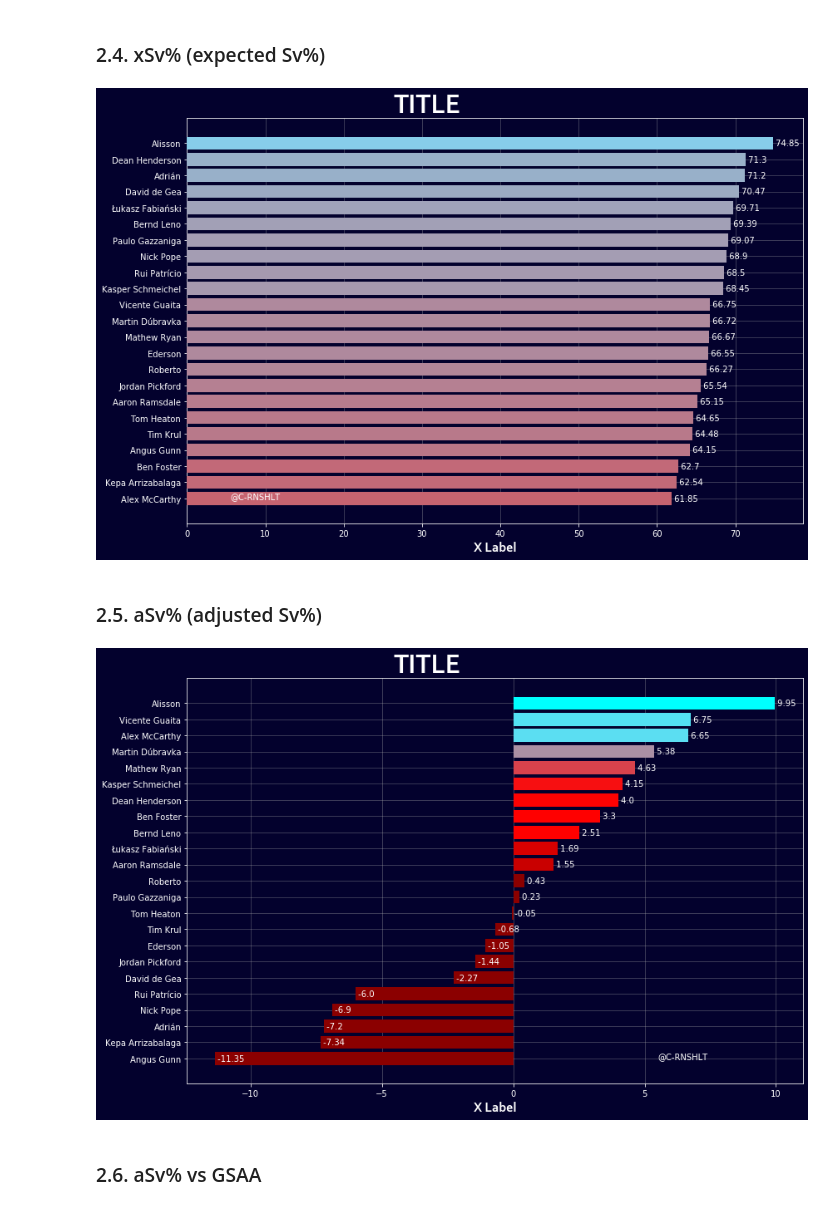
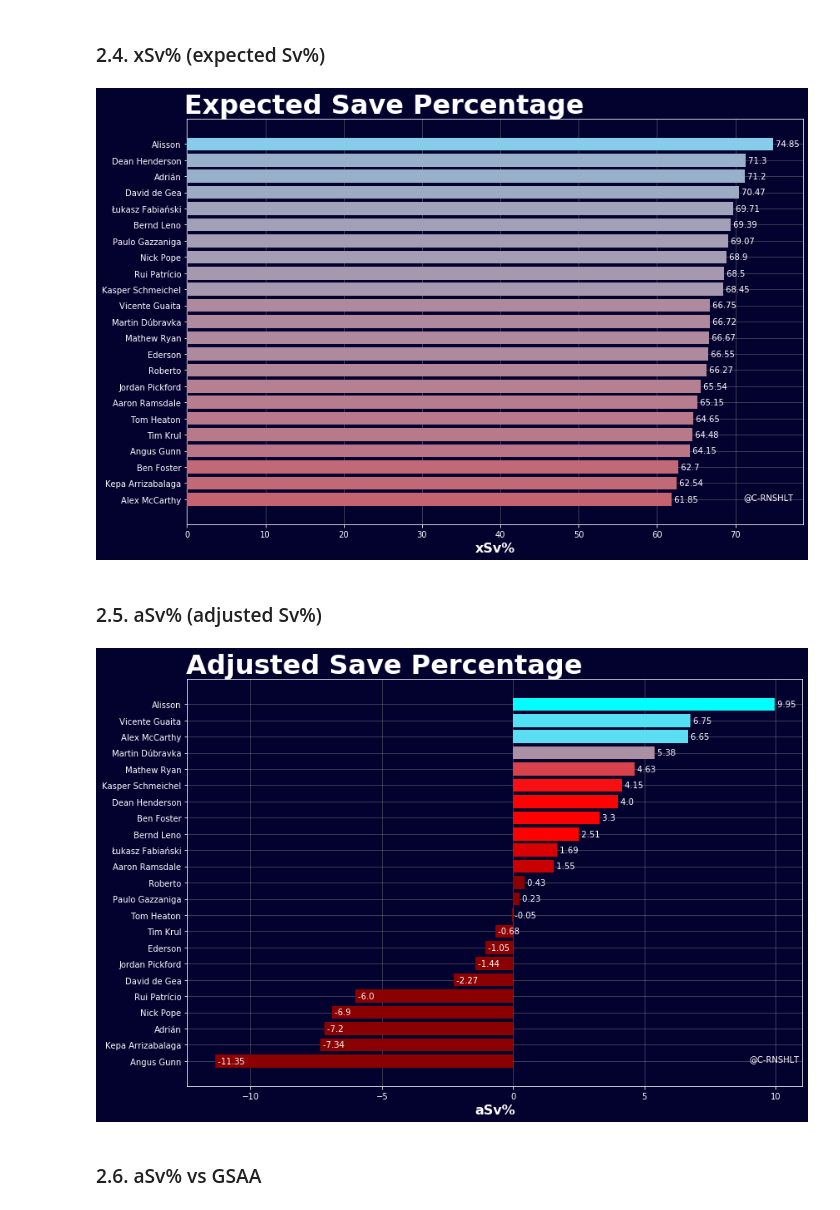
Before and after one commit to C-Roensholt/PremierLeagueGK_19-20, a Jupyter notebook: beginner_Visualizing_Goalkeeper_Performance_2_3.ipynb, the cells around one changed output. Cells and saved outputs as stored; diff of their text form; code cells hidden in the pictures.

```diff
--- a/beginner_Visualizing_Goalkeeper_Performance_2_3.ipynb
+++ b/beginner_Visualizing_Goalkeeper_Performance_2_3.ipynb
@@ -266,12 +266,12 @@ ax.set_facecolor("#03012d")
 #plot 1st subplot
 ax.barh(x, y,
          color=rvb(y/N), zorder=3)
-ax.set_xlabel("X Label",
+ax.set_xlabel("xSv%",
         fontsize=16, fontname="Corbel", color="white", fontweight="bold")
 
 #add title
-ax.set_title("TITLE",
-             x=0.39, y=1, fontsize=32, fontname="Corbel", color="white", fontweight="bold")
+ax.set_title("Expected Save Percentage",
+             x=0.32, y=1, fontsize=32, fontname="Corbel", color="white", fontweight="bold")
 
 #add text end of bars
 for i, value in enumerate(y):
@@ -287,13 +287,13 @@ ax.spines["top"].set_color("white")
 ax.grid(zorder=0, alpha=0.4)
 
 #add signature
-ax.text(xmax+4.5, ymin, "@C-RNSHLT", color="white")
+ax.text(xmax+70, ymin, "@C-RNSHLT", color="white")
 
 plt.tight_layout()
 
-#plt.savefig("output/NAME_OF_FILE_BARH.png", dpi=300,facecolor="#03012d");
+plt.savefig("output/EPL_xSv_barh.png", dpi=300,facecolor="#03012d");
 # %% [output]
-[figure, old version]
+[figure, new version]
 # %% [markdown]
 ### 2.5. aSv% (adjusted Sv%)
 # %%
@@ -316,39 +316,39 @@ ymin, ymax = ax.get_ylim()
 
 #set background color
 fig.set_facecolor("#03012d")
 ax.set_facecolor("#03012d")
 
 #plot 1st subplot
 ax.barh(x, y,
          color=rvb(y/N), zorder=3)
-ax.set_xlabel("X Label",
+ax.set_xlabel("aSv%",
         fontsize=16, fontname="Corbel", color="white", fontweight="bold")
 
 #add title
-ax.set_title("TITLE",
-             x=0.39, y=1, fontsize=32, fontname="Corbel", color="white", fontweight="bold")
+ax.set_title("Adjusted Save Percentage",
+             x=0.32, y=1, fontsize=32, fontname="Corbel", color="white", fontweight="bold")
 
 #add text end of bars
 for i, value in enumerate(y):
     ax.text(value, i, " "+str(round(value, 2)), color="white", va="center")
 
 #remove spines, xticks and add grid
 ax.tick_params(axis="both", colors="white")
 #ax.set_xticks([])
 ax.spines["bottom"].set_color("white")
 ax.spines["left"].set_color("white")
 ax.spines["right"].set_color("white")
 ax.spines["top"].set_color("white")
 ax.grid(zorder=0, alpha=0.4)
 
 #add signature
-ax.text(xmax+4.5, ymin, "@C-RNSHLT", color="white")
+ax.text(xmax+8, ymin, "@C-RNSHLT", color="white")
 
 plt.tight_layout()
 
-#plt.savefig("output/NAME_OF_FILE_BARH.png", dpi=300,facecolor="#03012d");
+plt.savefig("output/EPL_aSv_barh.png", dpi=300,facecolor="#03012d");
 # %% [output]
-[figure, old version]
+[figure, new version]
 # %% [markdown]
 ### 2.6. aSv% vs GSAA
 # %%
```
Also changed, not shown: parts of 4 cells of this notebook, 5 other files.
